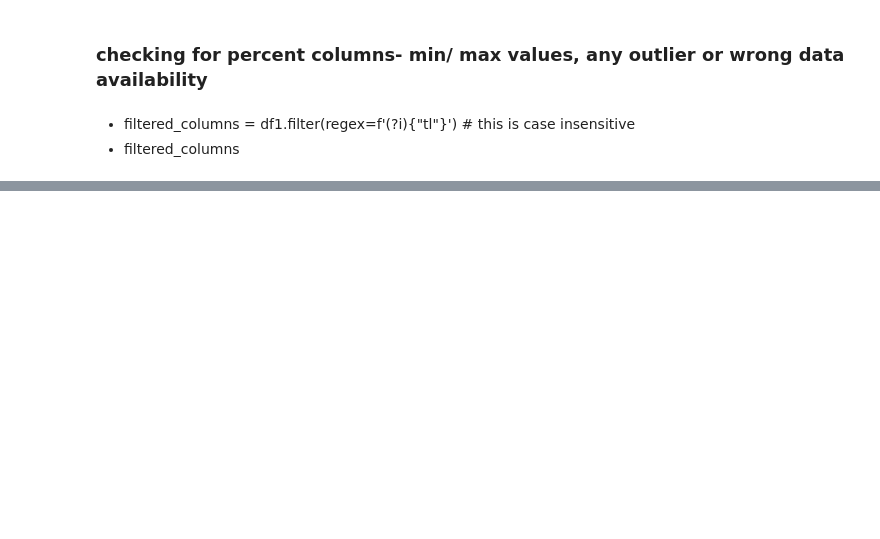
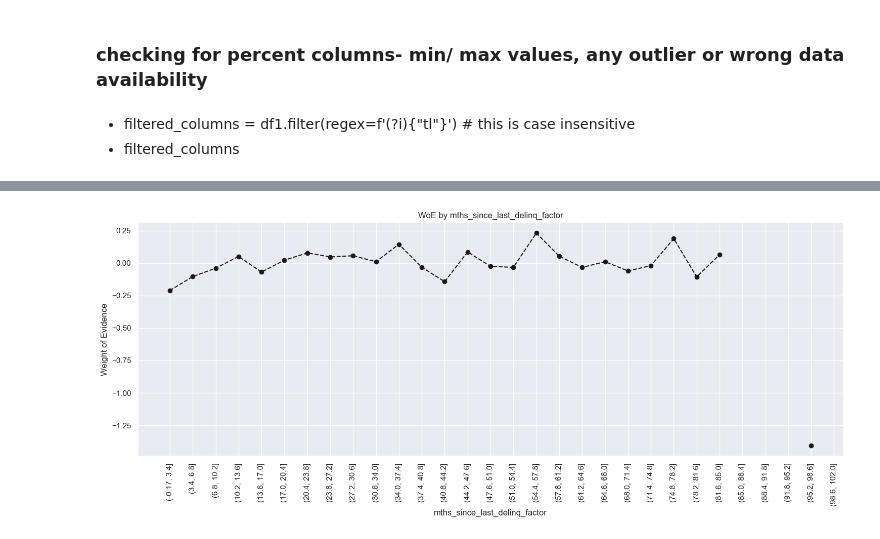
Before and after one commit to sidharthjain97/credit_worthiness_, a Jupyter notebook: _01_CRM_campusX.ipynb, the cells around one changed output, grey strips where cells are left out. Saved outputs shown, nothing was run; the diff lists cells and outputs as text; code cells hidden in the pictures; blank space fills up the shorter version.

Commit message:
preprocessing of null values in numerical columns

```diff
--- a/_01_CRM_campusX.ipynb
+++ b/_01_CRM_campusX.ipynb
@@ -109,0 +674,2 @@ for i in df1.columns:
+# %%
+data_inputs_prepr.loc[data_inputs_prepr['time_since_recent_deliquency'] == -99999, 'time_since_recent_deliquency'] = np.nan
@@ -109,0 +713,4 @@ for i in df1.columns:
+# %%
+df_inputs_prepr_temp = data_inputs_prepr[pd.notnull(data_inputs_prepr['time_since_recent_deliquency'])]
+# %%
+df_inputs_prepr_temp['time_since_recent_deliquency_factor'] = pd.cut(df_inputs_prepr_temp['time_since_recent_deliquency'], 50)
@@ -109,0 +723,2 @@ for i in df1.columns:
+# %%
+df_temp = woe_ordered_continuous(df_inputs_prepr_temp, 'time_since_recent_deliquency', data_targets_prepr[df_inputs_prepr_temp.index])
@@ -109,0 +747,4 @@ for i in df1.columns:
+# %%
+plot_by_woe(df_temp, 90)
+# %% [output]
+[figure, added]
```
Also changed, not shown: parts of 85 cells of this notebook.
